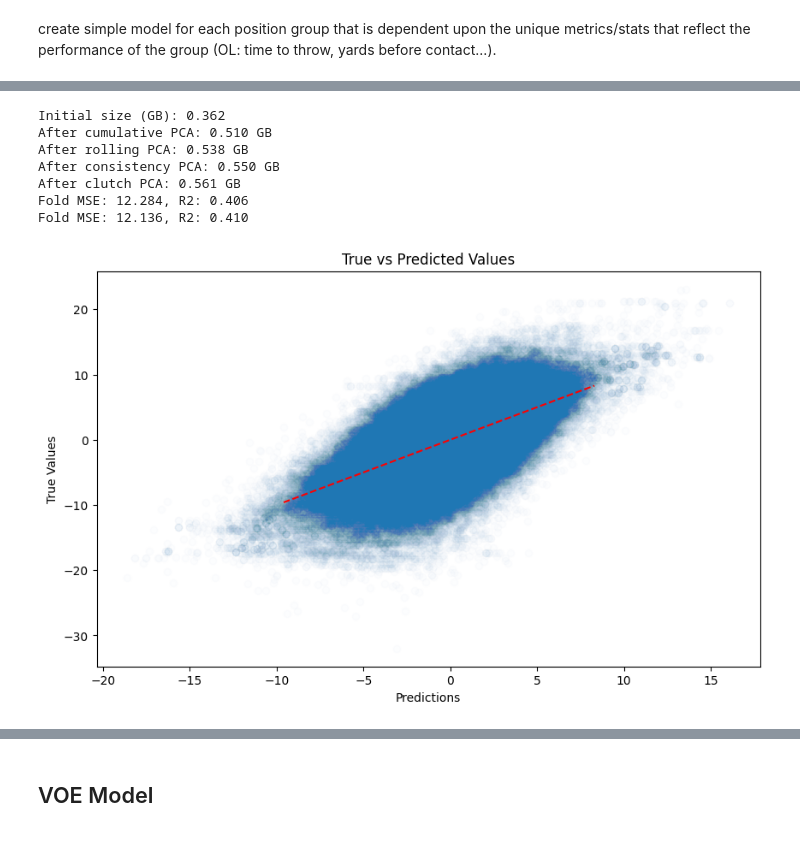
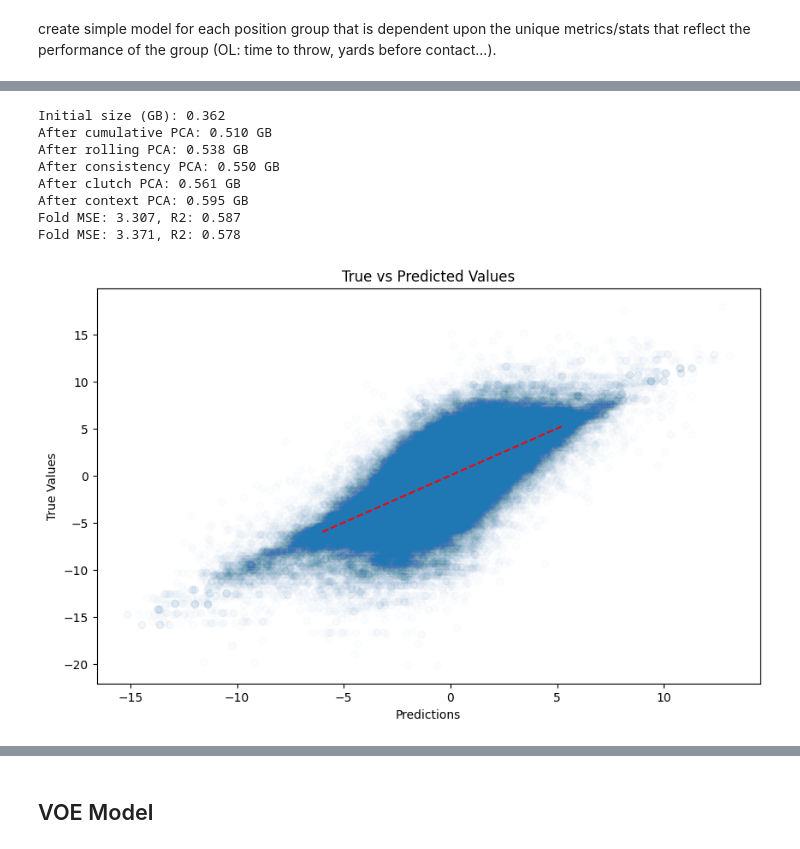
Before and after one commit to jackdepree/FFInsights, a Jupyter notebook: code/VOE_Model.ipynb, the cells around one changed output, grey strips where cells are left out. Saved outputs shown, nothing was run; the diff lists cells and outputs as text; code cells hidden in the pictures.

```diff
--- a/code/VOE_Model.ipynb
+++ b/code/VOE_Model.ipynb
@@ -463,6 +463,13 @@ def epa_feature_engineering(pbp_long, context_forecast_df, diagnostics=False):
     pbp_long['redzone'] = np.where(pbp_long['yardline_100'] <= 20, 1, 0)
     pbp_long['backed_up'] = np.where(pbp_long['yardline_100'] >= 80, 1, 0)
     pbp_long['ones'] = 1
+
+    pbp_long['yards_gained'] = pd.to_numeric(pbp_long['yards_gained'], errors='coerce')
+    pbp_long['ydstogo'] = pd.to_numeric(pbp_long['ydstogo'], errors='coerce')
+    pbp_long['was_pressure'] = pd.to_numeric(pbp_long['was_pressure'], errors='coerce')
+    pbp_long['time_to_throw'] = pd.to_numeric(pbp_long['time_to_throw'], errors='coerce')
+    pbp_long['wpa'] = pd.to_numeric(pbp_long['wpa'], errors='coerce')
+    pbp_long['residual_epa'] = pd.to_numeric(pbp_long['residual_epa'], errors='coerce')
 
     # Now groupby after all columns are created
     grouped = pbp_long.groupby('player_id')
@@ -565,11 +572,21 @@ def epa_feature_engineering(pbp_long, context_forecast_df, diagnostics=False):
     if diagnostics:
         print(f'After clutch PCA: {pbp_long.memory_usage(deep=True).sum() / 1e9:.3f} GB')
 
-    # Context features
-    context_cols = context_forecast_df.drop(columns=['game_id', 'play_id', 'residual_epa']).columns
+    # Context feature's totals
+    context_cols = context_forecast_df.drop(columns=['game_id', 'play_id', 'residual_epa', 'epa', 'Base_predictions', 'shrinked_preds']).columns
     # Loop through context cols and calculate the cumulative sum
     for col in context_cols:
         pbp_long[f'context_{col}'] = grouped[col].apply(lambda x: x.shift(1).cumsum())
+    pbp_long = apply_pca(pbp_long, [f'context_{col}' for col in context_cols], n_components=3, prefix='context')
+    pbp_long.drop(columns=[f'context_{col}' for col in context_cols], inplace=True)
+    # Loop through context cols and calculate the cumulative mean of residual_epa
+    for col in context_cols:
+        pbp_long[f'context_avg_{col}'] = grouped[col].apply(lambda x: x.shift(1).expanding().mean())
+    pbp_long = apply_pca(pbp_long, [f'context_avg_{col}' for col in context_cols], n_components=3, prefix='context_avg')
+    pbp_long.drop(columns=[f'context_avg_{col}' for col in context_cols], inplace=True)
+
+    if diagnostics:
+        print(f'After context PCA: {pbp_long.memory_usage(deep=True).sum() / 1e9:.3f} GB')
 
     return pbp_long
 # %%
@@ -825,14 +707,15 @@ def plyr_epa_forecaster(pbp_data, depth_charts, context_forecast_df, diagnostics
 # %%
-plyr_long, plyr_epa_forecast = plyr_epa_forecaster(pbp_data, depth_charts, context_forecast_df, diagnostics=True, d_snaps=10, pca=False)
+plyr_long, plyr_epa_forecast = plyr_epa_forecaster(pbp_data, depth_charts, context_forecast_df, diagnostics=True, d_snaps=4, pca=False)
 # %% [output]
 Initial size (GB): 0.362
 After cumulative PCA: 0.510 GB
 After rolling PCA: 0.538 GB
 After consistency PCA: 0.550 GB
 After clutch PCA: 0.561 GB
-Fold MSE: 12.284, R2: 0.406
-Fold MSE: 12.136, R2: 0.410
+After context PCA: 0.595 GB
+Fold MSE: 3.307, R2: 0.587
+Fold MSE: 3.371, R2: 0.578
-[figure, old version]
+[figure, new version]
 # %%
 plyr_epa_forecast.describe()
 # %% [output]
```
Also changed, not shown: parts of 38 cells of this notebook, 47 other files.
